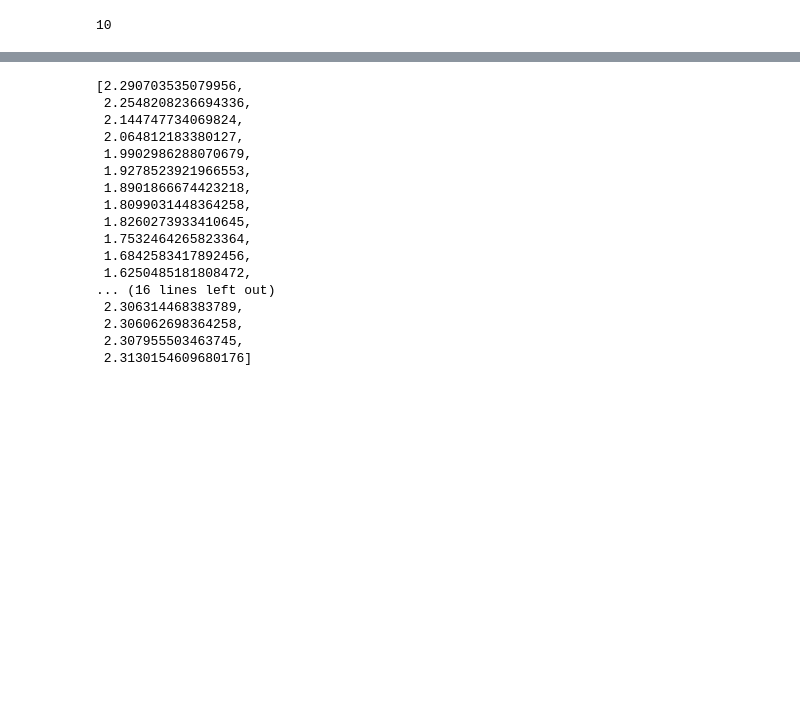
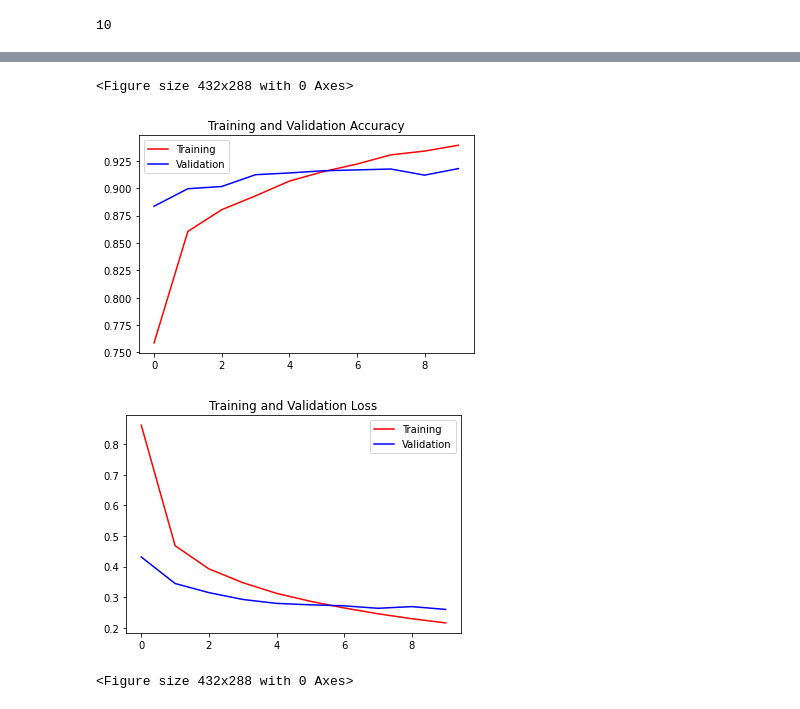
Before and after one commit to hrisav/tensorflow-developer, a Jupyter notebook: Extras/08_Pizza_CNN.ipynb, the cells around one changed output, grey strips where cells are left out. Cells and saved outputs as stored; diff of their text form; code cells hidden in the pictures; blank space fills up the shorter version.

```diff
--- a/Extras/08_Pizza_CNN.ipynb
+++ b/Extras/08_Pizza_CNN.ipynb
@@ -288,0 +476,6 @@ model = Sequential([
+# %%
+model = Sequential([
+    layers.InputLayer(input_shape=(IMG_HEIGHT, IMG_WIDTH, CHANNELS)),
+    feature_extractor_layer,
+    layers.Dense(NUM_CLASSES, activation='softmax', name='output_layer')
+])
@@ -289,5 +497,5 @@ model = Sequential([
 # %%
-optimizer   = tf.keras.optimizers.Adam(learning_rate=1e-5)
+optimizer   = tf.keras.optimizers.Adam(learning_rate=0.001)
 loss        = tf.keras.losses.CategoricalCrossentropy()
 metrics     = ['accuracy']
 # %%
@@ -295,5 +503,6 @@ model.compile(optimizer=optimizer,
               loss=loss,
               metrics=metrics)
 # %%
-early_stopping    = EarlyStopping(monitor='val_loss', patience=15)
+early_stopping    = EarlyStopping(monitor='val_loss', patience=6)
+reduce_lr         = ReduceLROnPlateau(monitor='val_loss', patience=5, min_lr=0.0001, mode='min', verbose=1)
 model_checkpoint  = ModelCheckpoint(monitor='val_loss', filepath='./best_model.h5', save_best_only=True)
@@ -302,6 +509,6 @@ lr_schedule = tf.keras.callbacks.LearningRateScheduler(lambda epoch: 1e-5 * 10**
 # %%
-epochs = 40
-callbacks = [early_stopping, model_checkpoint, lr_schedule]
+epochs = 10
+callbacks = [early_stopping, reduce_lr, model_checkpoint]
 # %%
 history = model.fit(train_generator,
                     validation_data = valid_generator,
@@ -355,20 +539,27 @@ history.history['lr']
-# %%
-history.history['val_loss']
-# %% [output]
-[2.290703535079956,
- 2.2548208236694336,
- 2.144747734069824,
- 2.064812183380127,
- 1.9902986288070679,
- 1.9278523921966553,
- 1.8901866674423218,
- 1.8099031448364258,
- 1.8260273933410645,
- 1.7532464265823364,
- 1.6842583417892456,
- 1.6250485181808472,
-... (16 lines left out)
- 2.306314468383789,
- 2.306062698364258,
- 2.307955503463745,
- 2.3130154609680176]
+# %%
+acc      = history.history['accuracy']
+val_acc  = history.history['val_accuracy']
+
+epochs   = range(len(acc))
+
+plt.plot(epochs, acc, 'r', label = 'Training')
+plt.plot(epochs, val_acc, 'b', label = 'Validation')
+plt.title('Training and Validation Accuracy')
+plt.legend()
+plt.figure()
+
+loss     = history.history['loss']
+val_loss = history.history['val_loss']
+
+epochs   = range(len(loss))
+
+plt.plot(epochs, loss, 'r', label = 'Training')
+plt.plot(epochs, val_loss, 'b', label = 'Validation')
+plt.title('Training and Validation Loss')
+plt.legend()
+plt.figure()
+# %% [output]
+<Figure size 432x288 with 0 Axes>
+[figure, added]
+[figure, added]
+<Figure size 432x288 with 0 Axes>
```
Also changed, not shown: parts of 46 cells of this notebook.
